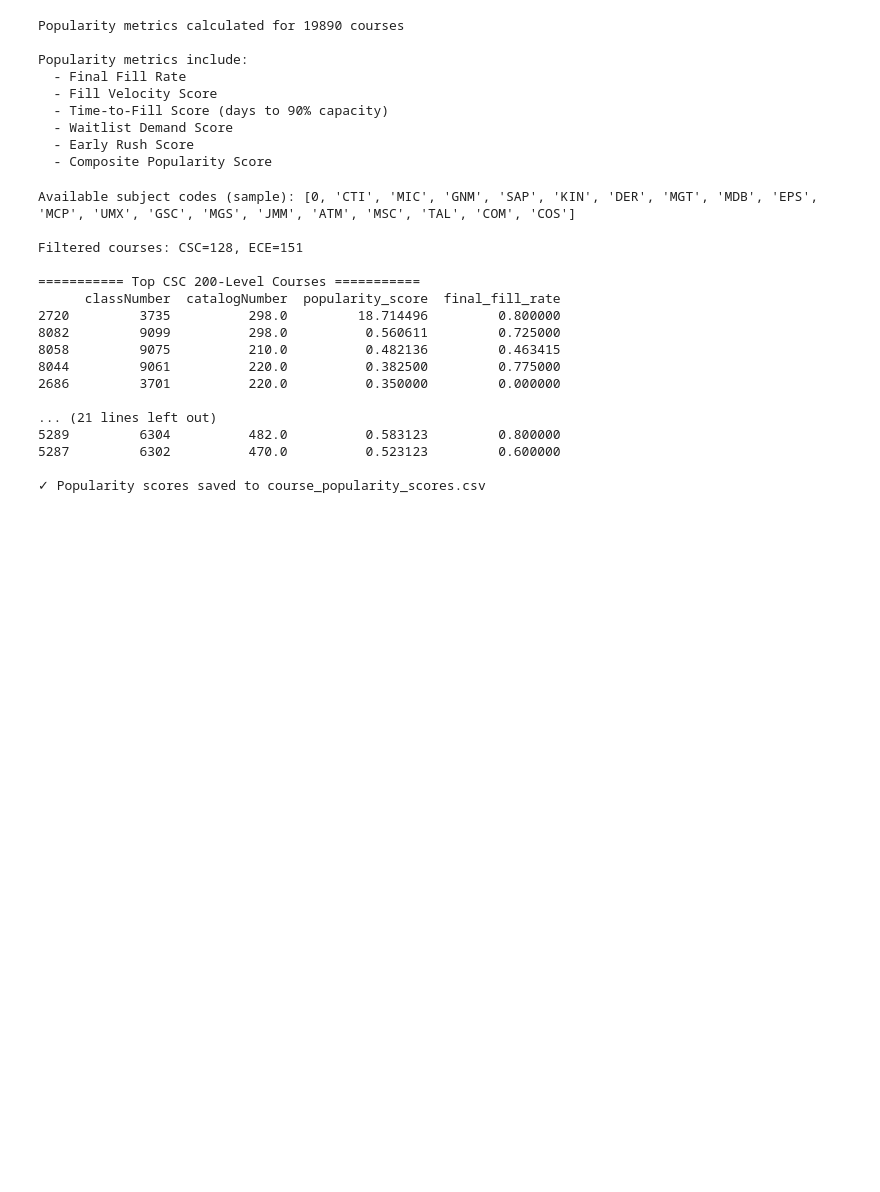
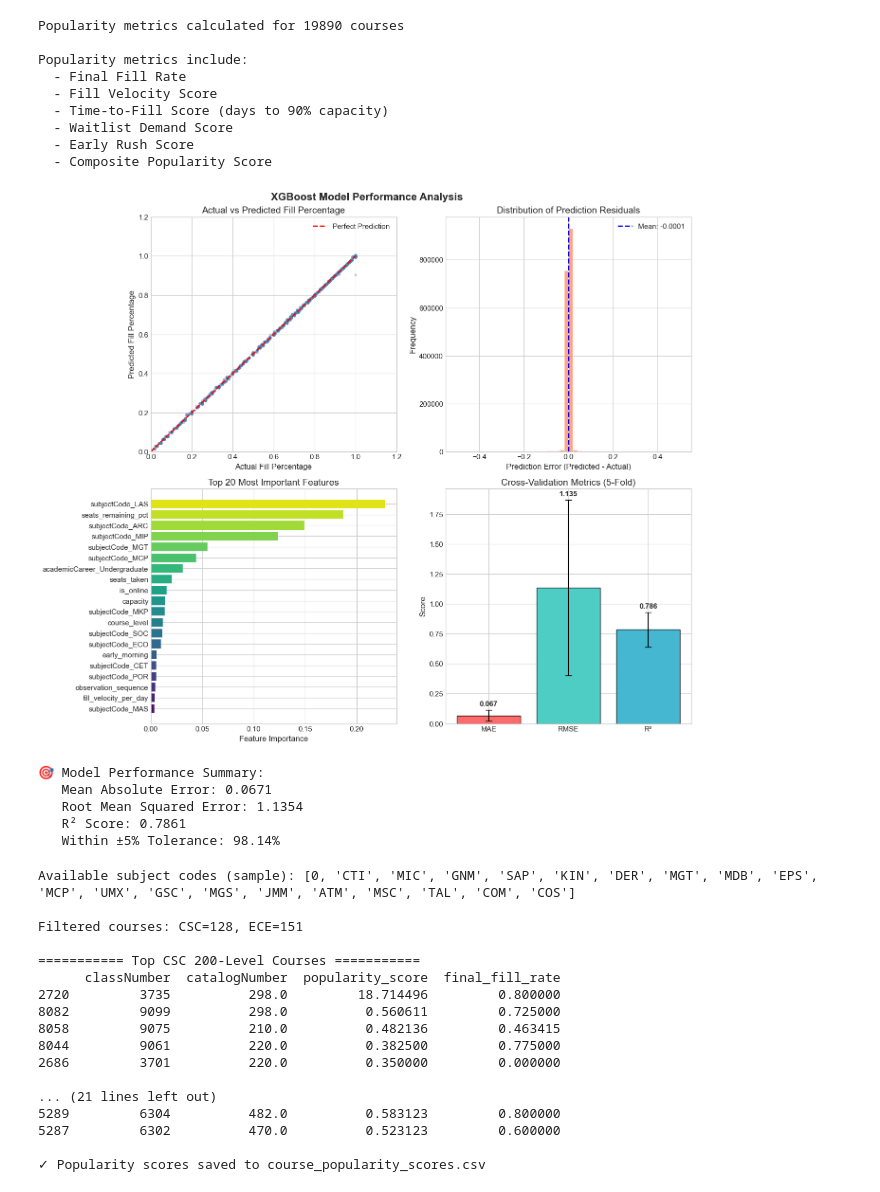
Before and after one commit to zubaerchowdhury/DataMining, a Jupyter notebook: courses_data_mining.ipynb, the cells around one changed output. Saved outputs shown, nothing was run; the diff lists cells and outputs as text; code cells hidden in the pictures; blank space fills up the shorter version.

```diff
--- a/courses_data_mining.ipynb
+++ b/courses_data_mining.ipynb
@@ -628,6 +803,83 @@ Popularity metrics include:
   - Waitlist Demand Score
   - Early Rush Score
   - Composite Popularity Score
+# %%
+# ===============================================================
+# VISUALIZATION 3: Model Performance & Feature Importance
+# ===============================================================
+
+fig, axes = plt.subplots(2, 2, figsize=(14, 12))
+fig.suptitle('XGBoost Model Performance Analysis', fontsize=16, fontweight='bold')
+
+# 1. Actual vs Predicted scatter plot
+ax1 = axes[0, 0]
+sample_idx = np.random.choice(len(y), min(5000, len(y)), replace=False)
+ax1.scatter(y.iloc[sample_idx], preds[sample_idx], alpha=0.3, s=10, c='steelblue')
+ax1.plot([0, 1], [0, 1], 'r--', linewidth=2, label='Perfect Prediction')
+ax1.set_xlabel('Actual Fill Percentage')
+ax1.set_ylabel('Predicted Fill Percentage')
+ax1.set_title('Actual vs Predicted Fill Percentage')
+ax1.legend()
+ax1.set_xlim(0, 1.2)
+ax1.set_ylim(0, 1.2)
+
+# 2. Residual distribution
+ax2 = axes[0, 1]
+residuals = preds - y.values
+residuals_clean = residuals[(residuals > -0.5) & (residuals < 0.5)]
+ax2.hist(residuals_clean, bins=50, color='coral', edgecolor='white', alpha=0.7)
+ax2.axvline(0, color='red', linestyle='--', linewidth=2)
+ax2.axvline(np.mean(residuals_clean), color='blue', linestyle='--', linewidth=2, label=f'Mean: {np.mean(residuals_clean):.4f}')
+ax2.set_xlabel('Prediction Error (Predicted - Actual)')
+ax2.set_ylabel('Frequency')
+ax2.set_title('Distribution of Prediction Residuals')
+ax2.legend()
+
+# 3. Feature Importance (Top 20)
+ax3 = axes[1, 0]
+feature_importance = pd.DataFrame({
+    'feature': feature_cols,
+    'importance': model.feature_importances_
+}).sort_values('importance', ascending=True).tail(20)
+
+colors = sns.color_palette("viridis", len(feature_importance))
+ax3.barh(feature_importance['feature'], feature_importance['importance'], color=colors)
+ax3.set_xlabel('Feature Importance')
+ax3.set_title('Top 20 Most Important Features')
+
+# 4. Cross-Validation Scores
+ax4 = axes[1, 1]
+metrics = ['MAE', 'RMSE', 'R²']
+cv_means = [np.mean(mae_scores), np.mean(rmse_scores), np.mean(r2_scores)]
+cv_stds = [np.std(mae_scores), np.std(rmse_scores), np.std(r2_scores)]
+
+x_pos = np.arange(len(metrics))
+bars = ax4.bar(x_pos, cv_means, yerr=cv_stds, capsize=5, color=['#FF6B6B', '#4ECDC4', '#45B7D1'], edgecolor='black')
+ax4.set_xticks(x_pos)
+ax4.set_xticklabels(metrics)
+ax4.set_ylabel('Score')
+ax4.set_title('Cross-Validation Metrics (5-Fold)')
+
+# Add value labels on bars
+for bar, mean, std in zip(bars, cv_means, cv_stds):
+    ax4.text(bar.get_x() + bar.get_width()/2, bar.get_height() + std + 0.02,
+             f'{mean:.3f}', ha='center', va='bottom', fontsize=11, fontweight='bold')
+
+plt.tight_layout()
+plt.show()
+
+print("\n🎯 Model Performance Summary:")
+print(f"   Mean Absolute Error: {np.mean(mae_scores):.4f}")
+print(f"   Root Mean Squared Error: {np.mean(rmse_scores):.4f}")
+print(f"   R² Score: {np.mean(r2_scores):.4f}")
+print(f"   Within ±5% Tolerance: {within_tol:.2%}")
+# %% [output]
+[figure, added]
+🎯 Model Performance Summary:
+   Mean Absolute Error: 0.0671
+   Root Mean Squared Error: 1.1354
+   R² Score: 0.7861
+   Within ±5% Tolerance: 98.14%
 # %%
 # ===============================================================
 # 9. Ranking Courses (CSC, ECE by 200/300/400 level)
```
Also changed, not shown: parts of 7 cells of this notebook.
